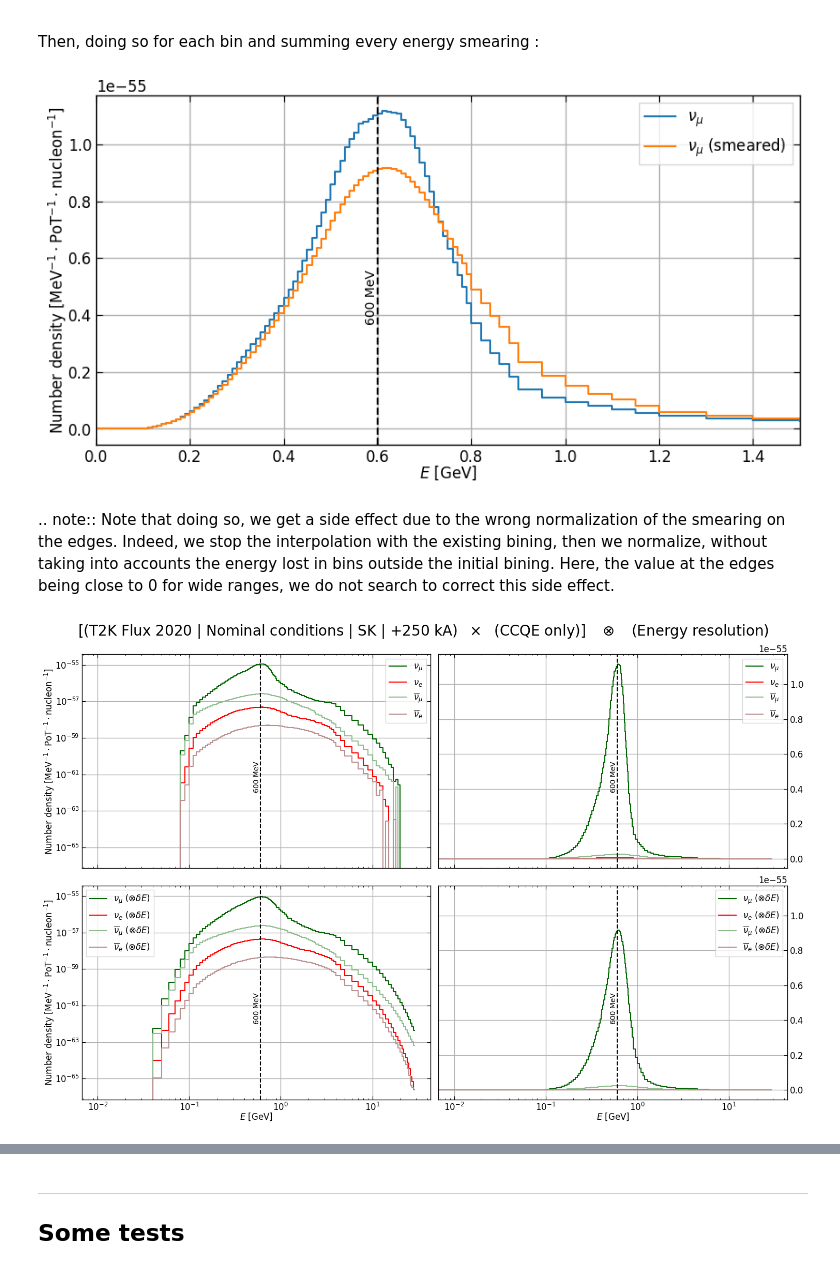
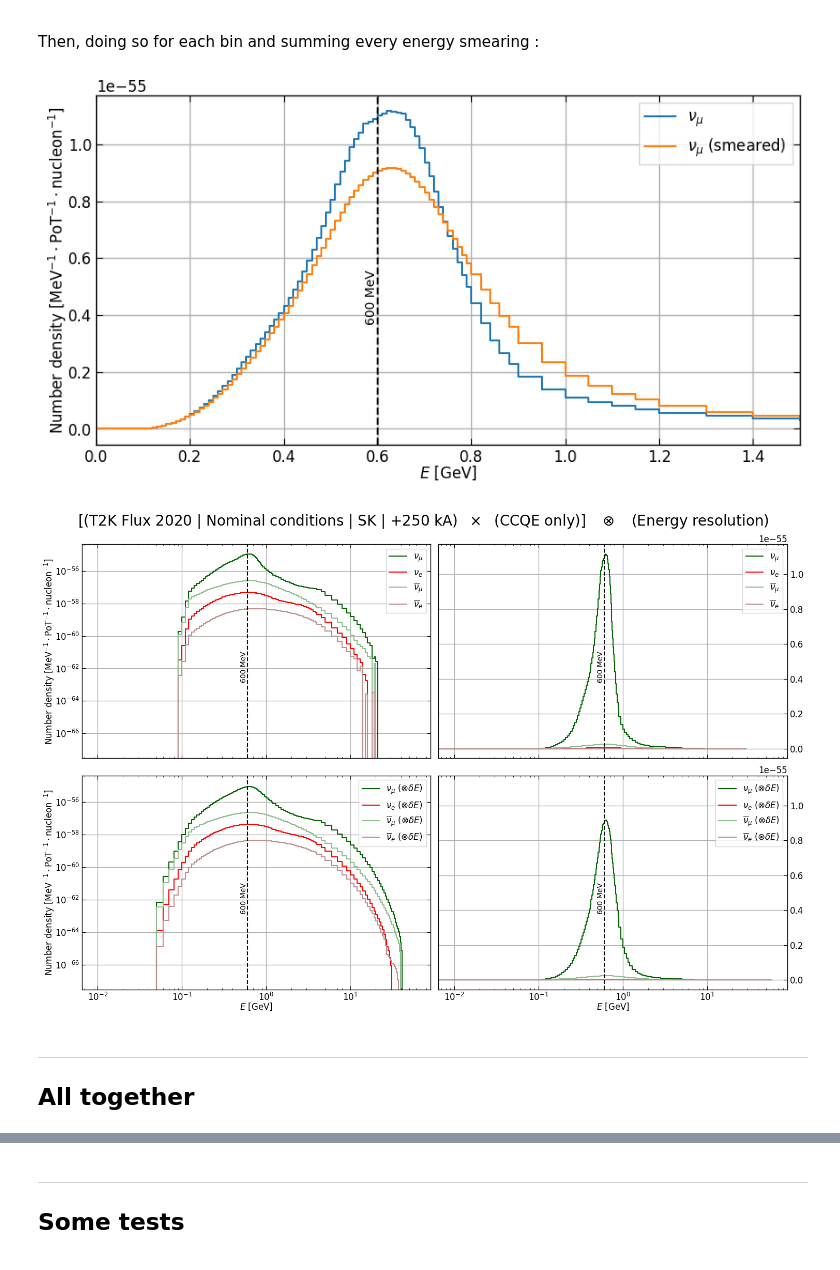
Before and after one commit to pboistier/energy-effects-T2K, a Jupyter notebook: docs/source/notebooks/convolution.ipynb, the cells around one changed output, grey strips where cells are left out. Saved outputs shown, nothing was run; the diff lists cells and outputs as text; code cells hidden in the pictures.

```diff
--- a/docs/source/notebooks/convolution.ipynb
+++ b/docs/source/notebooks/convolution.ipynb
@@ -531,6 +536,7 @@ for key in ["numu", "nue", "antinumu", "antinue"]:
         number[key] / number.total,
         label=conv.print_dict[key],
         color=colors[key],
+        where="post",
     )
 
 ax = plt.gca()
@@ -842,7 +869,7 @@ plt.show()
 plt.step(
     number.minE.loc[n - 1 : n + 2],
     number.numu.loc[n - 1 : n + 2],
-    where="pre",
+    where="post",
     label=conv.print_dict["numu"],
     color=colors["numu"],
 )
@@ -868,7 +895,7 @@ for i in [n - 1, n, n + 1]:
     interpolated_integral = (interpolated * (number.maxE - number.minE)).sum()
     interpolated = interpolated * true_integral / interpolated_integral
 
-    plt.step(number.minE, interpolated, where="pre", color=reds[i - n + 1])
+    plt.step(number.minE, interpolated, where="post", color=reds[i - n + 1])
 
 plt.yscale("log")
 # plt.ylim(bottom=2e-56)
@@ -884,40 +911,14 @@ plt.show()
 # %% [markdown]
 <p> </p>
 Then, doing so for each bin and summing every energy smearing :
-# %%
-smeared_number = pd.DataFrame()
-for key in ["minE", "maxE"]:
-    smeared_number[key] = number[key]
-
-for key in ["numu", "nue", "antinumu", "antinue"]:
-    smeared_number[key] = 0
-    for i in range(len(smeared_number)):
-        Emoy = (number.minE.loc[i] + number.maxE.loc[i]) / 2
-
-        true_energy = ccqe_energy_res_interp.relatenergy * Emoy + Emoy
-        true_integral = number[key].loc[i] * (number.maxE.loc[i] - number.minE.loc[i])
-
-        raw_integral = 0
-        for k in range(len(true_energy) - 1):
-            raw_integral += ccqe_energy_res_interp.events[k] * (
-                true_energy[k + 1] - true_energy[k]
-            )
-        true_events = ccqe_energy_res_interp.events * true_integral / raw_integral
-
-        interpolated = np.interp(
-            x=(number.maxE + number.minE) / 2, xp=true_energy, fp=true_events
-        )
-        interpolated_integral = (interpolated * (number.maxE - number.minE)).sum()
-        if interpolated_integral != 0:
-            interpolated = interpolated * true_integral / interpolated_integral
-        else:
-            interpolated = 0
-
-        smeared_number[key] += interpolated
+# %%
+smeared_number = conv.convolve(input=number, gate=ccqe_energy_res_interp)
 # %%
-plt.step(number.minE, number.numu, label=r"$\nu_\mu$")
+plt.step(number.minE, number.numu, label=r"$\nu_\mu$", where="post")
 
-plt.step(smeared_number.minE, smeared_number.numu, label=r"$\nu_\mu$ (smeared)")
+plt.step(
+    smeared_number.minE, smeared_number.numu, label=r"$\nu_\mu$ (smeared)", where="post"
+)
 
 ax = plt.gca()
 ax.text(
@@ -942,10 +943,7 @@ plt.ylabel(
 plt.legend()
 plt.show()
 # %% [output]
-[figure, old version]
+[figure, new version]
-# %% [markdown]
-.. note:: Note that doing so, we get a side effect due to the wrong normalization of the smearing on the edges. Indeed, we stop the interpolation with the existing bining, then we normalize, without taking into accounts the energy lost in bins outside the initial bining.
-Here, the value at the edges being close to 0 for wide ranges, we do not search to correct this side effect.
 # %%
 fig, axs = plt.subplots(2, 2, figsize=(15, 10), sharex="col", sharey="col")
 
@@ -956,6 +954,7 @@ for i in [0, 1]:
             number[key],
             label=conv.print_dict[key],
             color=colors[key],
+            where="post",
         )
 
         axs[1, i].step(
@@ -963,6 +962,7 @@ for i in [0, 1]:
             smeared_number[key],
             label=conv.print_dict[key] + r" ($\otimes \delta E$)",
             color=colors[key],
+            where="post",
         )
 
     axs[1, i].set_xlabel(r"$E$ [GeV]")
@@ -977,31 +977,34 @@ for ax in axs.reshape(-1):
         ha="right",
         va="top",
         rotation=90,
         transform=ax.get_xaxis_transform(),
     )
     ax.axvline(x=0.6, linestyle="--", color="black")
 
 for i in range(2):
     axs[i, 0].set_yscale("log")
     # axs[i,0].set_ylim(bottom=1e-1)
     axs[i, 1].yaxis.tick_right()
 
 axs[0, 0].set_ylabel(
     r"Number density [$\text{MeV}^{-1} \cdot \text{PoT}^{-1} \cdot \text{nucleon}^{-1}$]"
 )
 axs[1, 0].set_ylabel(
     r"Number density [$\text{MeV}^{-1} \cdot \text{PoT}^{-1} \cdot \text{nucleon}^{-1}$]"
 )
 
 fig.suptitle(
     r"[(T2K Flux 2020 | Nominal conditions | SK | $+250$ kA) $\ \times \ $ (CCQE only)] $\ \ \otimes \ \ $ (Energy resolution)",
     fontsize=20,
 )
 fig.tight_layout()
 
 # plt.ylabel(r"Detected $\nu$ number density [$(\text{MeV} \cdot \text{PoT})^{-1}$]")
 # plt.ylim(bottom=1e-1)
 
 plt.show()
 # %% [output]
-[figure, old version]
+[figure, new version]
+# %% [markdown]
+________________________________________________________________________
+## All together
```
Also changed, not shown: parts of 16 cells of this notebook, 3 other files.
